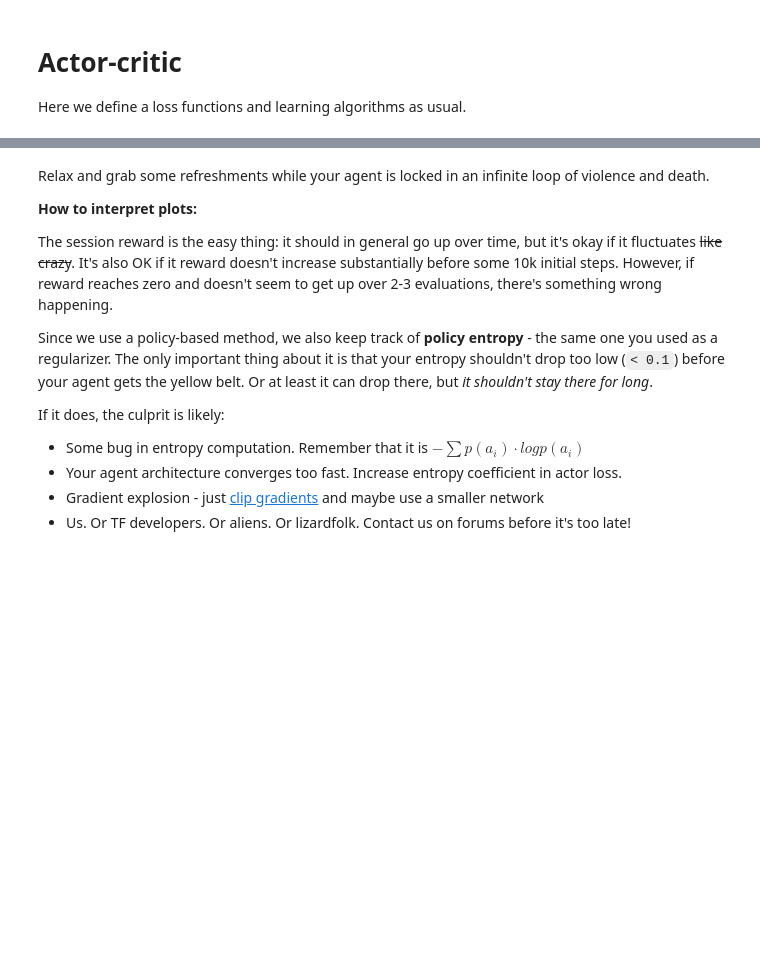
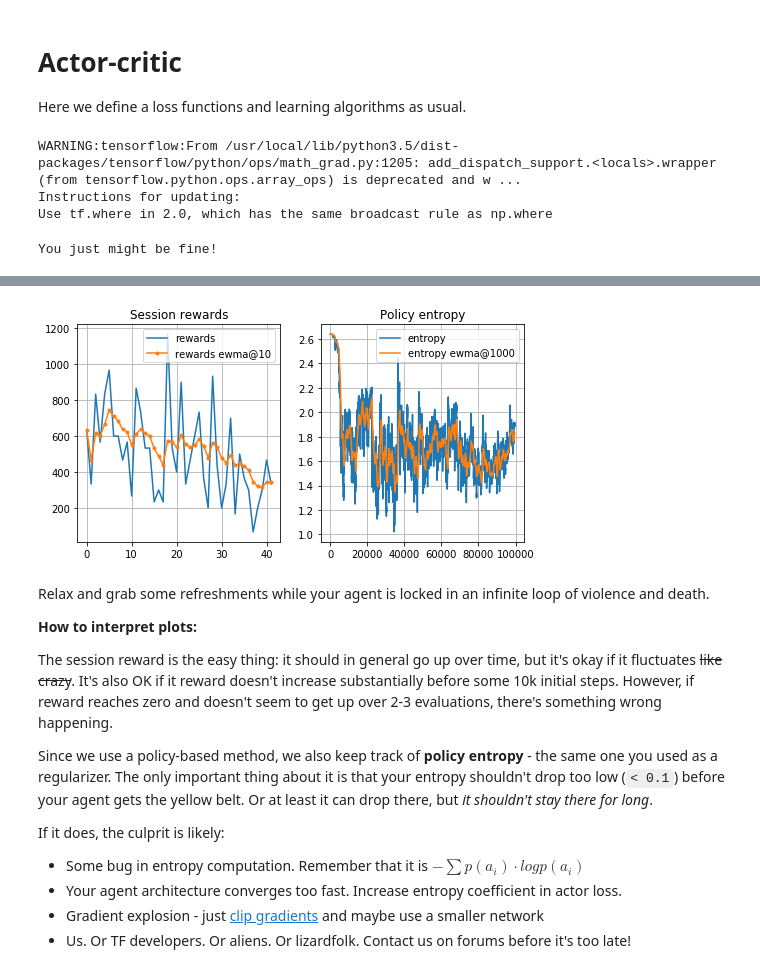
Before and after one commit to daruai/practical-reinforcement-learning, a Jupyter notebook: week5/practice_a3c.ipynb, the cells around one changed output, grey strips where cells are left out. Drawn from its saved outputs; the diff is of its cells as text; code cells hidden in the pictures; blank space fills up the shorter version.

```diff
--- a/week5/practice_a3c.ipynb
+++ b/week5/practice_a3c.ipynb
@@ -288,12 +293,12 @@ logp_actions = tf.reduce_sum(logprobs * tf.one_hot(actions_ph, n_actions), axis=
 
 # compute advantage using rewards_ph, state_values and next_state_values
 gamma = 0.99
-advantage = <YOUR CODE>
+advantage = rewards_ph + gamma * next_state_values - state_values
 
 assert advantage.shape.ndims == 1, "please compute advantage for each sample, vector of shape [n_envs,]"
 
 # compute policy entropy given logits_seq. Mind the "-" sign!
-entropy = <YOUR CODE>
+entropy = -tf.reduce_sum(probs*logprobs,1)
 
 assert entropy.shape.ndims == 1, "please compute pointwise entropy vector of shape [n_envs,] "
 
@@ -302,12 +307,16 @@ assert entropy.shape.ndims == 1, "please compute pointwise entropy vector of sha
 actor_loss =  - tf.reduce_mean(logp_actions * tf.stop_gradient(advantage)) - 0.001 * tf.reduce_mean(entropy)
 
 # compute target state values using temporal difference formula. Use rewards_ph and next_step_values
-target_state_values = <YOUR CODE>
+target_state_values = rewards_ph + gamma * next_state_values
 
 critic_loss = tf.reduce_mean((state_values - tf.stop_gradient(target_state_values))**2 )
 
 train_step = tf.train.AdamOptimizer(1e-4).minimize(actor_loss + critic_loss)
 sess.run(tf.global_variables_initializer())
+# %% [output]
+WARNING:tensorflow:From /usr/local/lib/python3.5/dist-packages/tensorflow/python/ops/math_grad.py:1205: add_dispatch_support.<locals>.wrapper (from tensorflow.python.ops.array_ops) is deprecated and w ...
+Instructions for updating:
+Use tf.where in 2.0, which has the same broadcast rule as np.where
 # %%
 # Sanity checks to catch some errors. Specific to KungFuMaster in assignment's default setup.
 l_act, l_crit, adv, ent = sess.run([actor_loss, critic_loss, advantage, entropy], feed_dict = {
@@ -322,6 +331,8 @@ assert abs(l_act) < 100 and abs(l_crit) < 100, "losses seem abnormally large"
 assert 0 <= ent.mean() <= np.log(n_actions), "impossible entropy value, double-check the formula pls"
 if ent.mean() < np.log(n_actions) / 2: print("Entropy is too low for untrained agent")
 print("You just might be fine!")
+# %% [output]
+You just might be fine!
 # %% [markdown]
 # Train
 
@@ -349,34 +360,37 @@ for i in trange(100000):
         next_states_ph: batch_next_states,
         rewards_ph: batch_rewards,
         is_done_ph: batch_done,
     }
     batch_states = batch_next_states
 
     _, ent_t = sess.run([train_step, entropy], feed_dict)
     entropy_history.append(np.mean(ent_t))
 
     if i % 500 == 0:
         if i % 2500 == 0:
             rewards_history.append(np.mean(evaluate(agent, env, n_games=3)))
             if rewards_history[-1] >= 50:
-                print("Your agent has earned the yellow belt" % color)
+                color = "" # Not sure the meaning of "% color" in next print, but it raises an error
+                print("Your agent has earned the yellow belt")# % color)
 
         clear_output(True)
         plt.figure(figsize=[8, 4])
         plt.subplot(1, 2, 1)
         plt.plot(rewards_history, label='rewards')
         plt.plot(ewma(np.array(rewards_history), span=10), marker='.', label='rewards ewma@10')
         plt.title("Session rewards")
         plt.grid()
         plt.legend()
 
         plt.subplot(1, 2, 2)
         plt.plot(entropy_history, label='entropy')
         plt.plot(ewma(np.array(entropy_history), span=1000), label='entropy ewma@1000')
         plt.title("Policy entropy")
         plt.grid()
         plt.legend()
         plt.show()
+# %% [output]
+[figure, added]
 # %% [markdown]
 Relax and grab some refreshments while your agent is locked in an infinite loop of violence and death.
 
```
Also changed, not shown: parts of 9 cells of this notebook.
